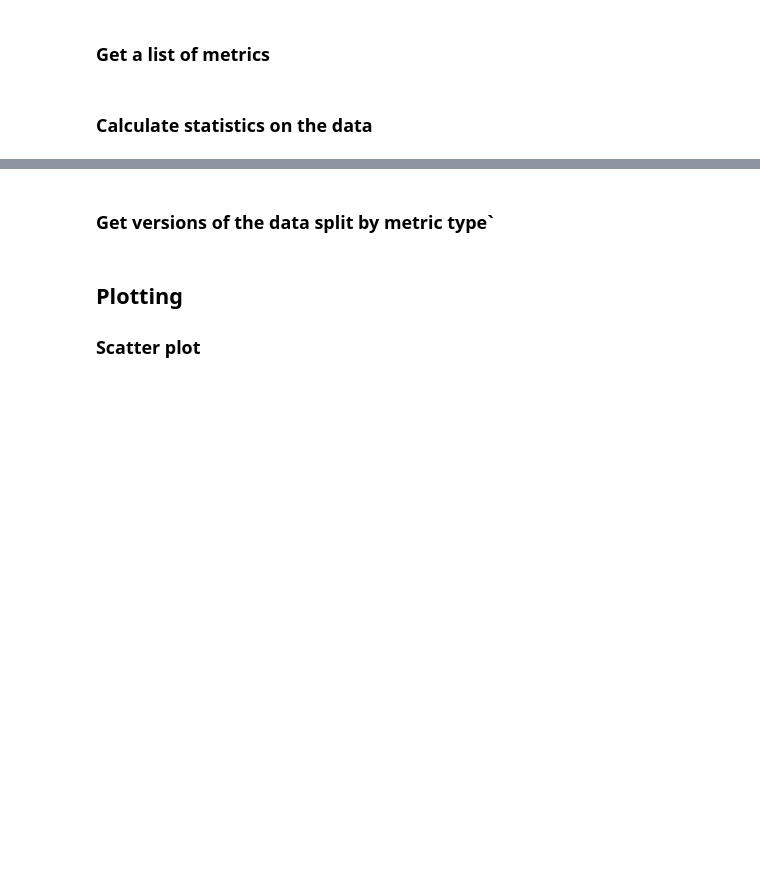
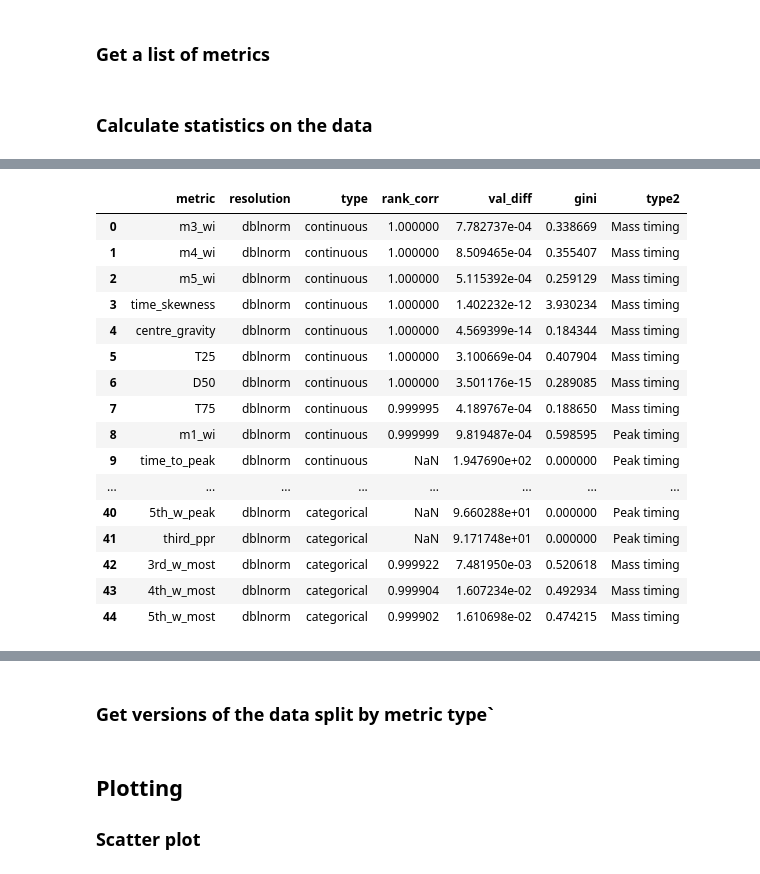
Before and after one commit to masher92/MetricEvaluation, a Jupyter notebook: 4. CompareNormalisation/ByMetricScatter-DblNorm.ipynb, the cells around one changed output, grey strips where cells are left out. Drawn from its saved outputs; the diff is of its cells as text; code cells hidden in the pictures; blank space fills up the shorter version.

```diff
--- a/4. CompareNormalisation/ByMetricScatter-DblNorm.ipynb
+++ b/4. CompareNormalisation/ByMetricScatter-DblNorm.ipynb
@@ -70,0 +72,20 @@ missing column lorenz_asymetry_raw or lorenz_asymetry_dblnorm
+# %%
+summary_df
+# %% [output]
+|  | metric | resolution | type | rank_corr | val_diff | gini | type2 |
+| 0 | m3_wi | dblnorm | continuous | 1.000000 | 7.782737e-04 | 0.338669 | Mass timing |
+| 1 | m4_wi | dblnorm | continuous | 1.000000 | 8.509465e-04 | 0.355407 | Mass timing |
+| 2 | m5_wi | dblnorm | continuous | 1.000000 | 5.115392e-04 | 0.259129 | Mass timing |
+| 3 | time_skewness | dblnorm | continuous | 1.000000 | 1.402232e-12 | 3.930234 | Mass timing |
+| 4 | centre_gravity | dblnorm | continuous | 1.000000 | 4.569399e-14 | 0.184344 | Mass timing |
+| 5 | T25 | dblnorm | continuous | 1.000000 | 3.100669e-04 | 0.407904 | Mass timing |
+| 6 | D50 | dblnorm | continuous | 1.000000 | 3.501176e-15 | 0.289085 | Mass timing |
+| 7 | T75 | dblnorm | continuous | 0.999995 | 4.189767e-04 | 0.188650 | Mass timing |
+| 8 | m1_wi | dblnorm | continuous | 0.999999 | 9.819487e-04 | 0.598595 | Peak timing |
+| 9 | time_to_peak | dblnorm | continuous | NaN | 1.947690e+02 | 0.000000 | Peak timing |
+| ... | ... | ... | ... | ... | ... | ... | ... |
+| 40 | 5th_w_peak | dblnorm | categorical | NaN | 9.660288e+01 | 0.000000 | Peak timing |
+| 41 | third_ppr | dblnorm | categorical | NaN | 9.171748e+01 | 0.000000 | Peak timing |
+| 42 | 3rd_w_most | dblnorm | categorical | 0.999922 | 7.481950e-03 | 0.520618 | Mass timing |
+| 43 | 4th_w_most | dblnorm | categorical | 0.999904 | 1.607234e-02 | 0.492934 | Mass timing |
+| 44 | 5th_w_most | dblnorm | categorical | 0.999902 | 1.610698e-02 | 0.474215 | Mass timing |
```
Also changed, not shown: parts of 7 cells of this notebook, 26 other files.
